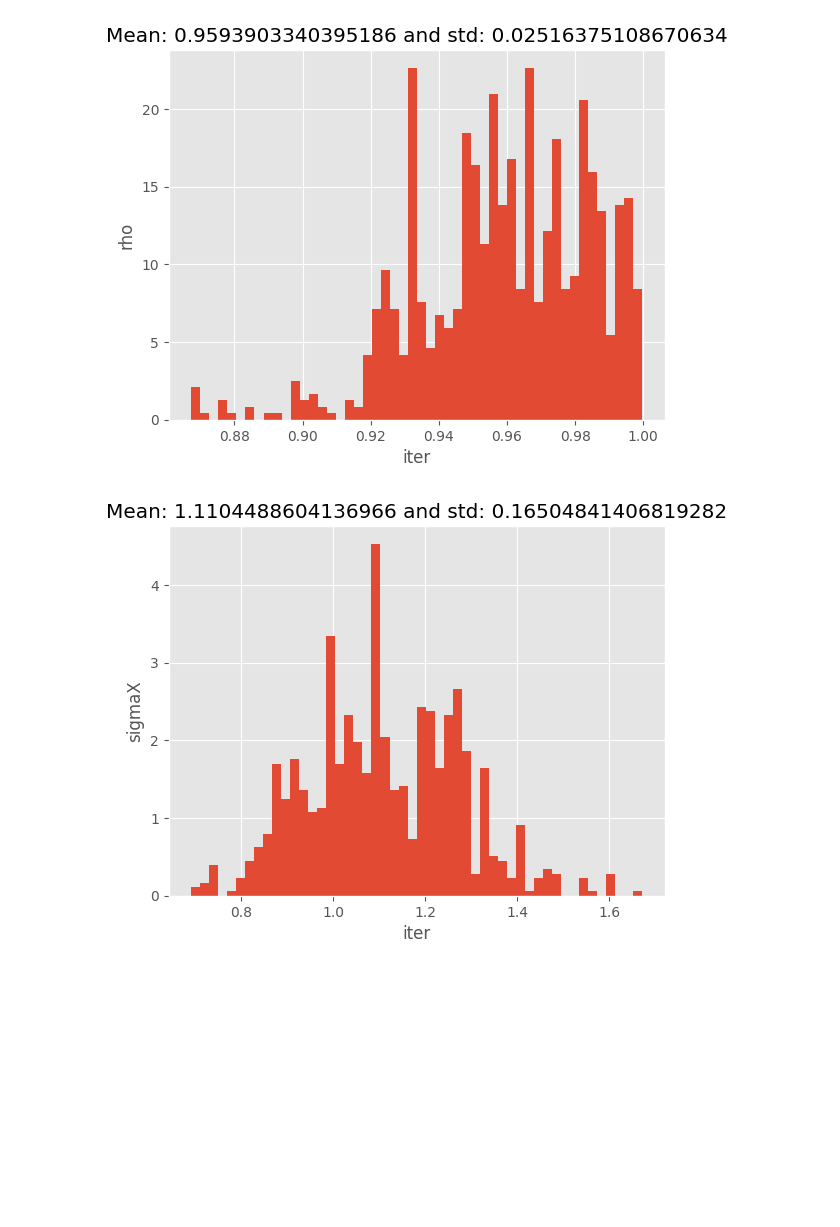
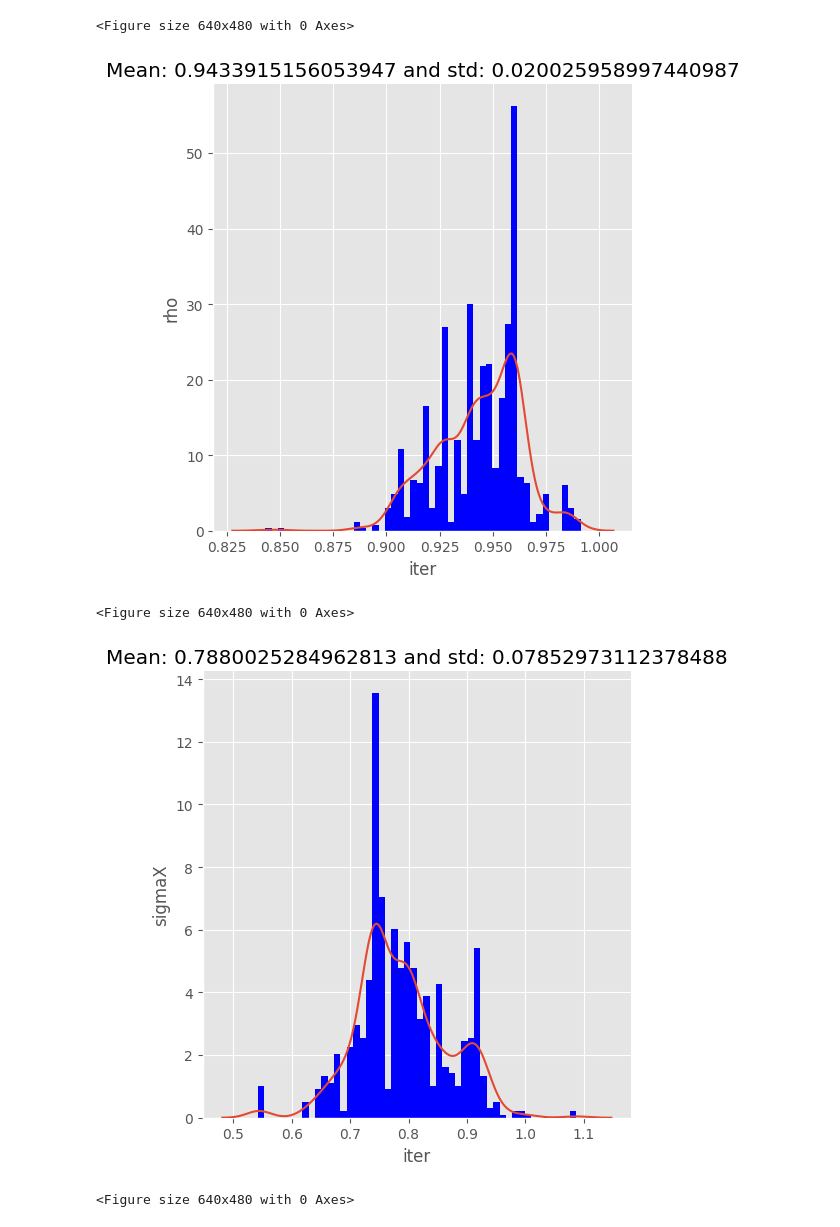
Before and after one commit to Averydx/PMCMC, a Jupyter notebook: pmcmc_test.ipynb, the cells around one changed output. Drawn from its saved outputs; the diff is of its cells as text; code cells hidden in the pictures; blank space fills up the shorter version.

```diff
--- a/pmcmc_test.ipynb
+++ b/pmcmc_test.ipynb
@@ -18,25 +23,31 @@ my_prior = dists.StructDist(prior_dict)
 # %%
 from particles import state_space_models as ssm
 
+'''Below is the model definition, the distribution of the initial state, the markov transition density, and the observation density are given'''
 
 class TestModel(ssm.StateSpaceModel):
-    default_parameters = {'rho':0.9, 'sigmaX': 1.,'sigmaY':1.2}
     def PX0(self):  # Distribution of X_0
-        return dists.Normal(loc=0., scale=self.sigmaX)
+        return dists.Dirac(loc=0.)
     def PX(self, t, xp):  # Distribution of X_t given X_{t-1}=xp (p=past)
         return dists.Normal(self.rho * xp, scale=self.sigmaX)
     def PY(self, t, xp, x):  # Distribution of Y_t given X_t=x (and possibly X_{t-1}=xp)
         return dists.Normal(loc=x, scale=self.sigmaY)
 
 
-my_model = TestModel(rho = 0.9,sigmaX = 1.,sigmaY = 1.2)  # actual model
-true_states, data = my_model.simulate(100)  # we simulate from the model 100 data points
+my_model = TestModel(rho = 0.9,sigmaX = 0.8,sigmaY = 1.2)  # actual model
+true_states, data = my_model.simulate(300)  # we simulate from the model 100 data points
+
+pd.DataFrame(data).to_csv('AR_Test_Observation.csv',index=False)
+pd.DataFrame(true_states).to_csv('AR_Test_States.csv',index=False)
 
 plt.style.use('ggplot')
-plt.figure()
+plt.title("Observations")
+plt.xlabel('Time')
 plt.plot(data)
 plt.show()
 
+plt.title("Hidden State")
+plt.xlabel('Time')
 plt.plot(true_states)
 plt.show()
 # %% [output]
@@ -47,22 +127,26 @@ from particles import mcmc
 from particles import datasets as dts  # real datasets available in the package
 
 
-my_pmmh = mcmc.PMMH(ssm_cls=TestModel, prior=my_prior, data=data, Nx=1000,
+my_pmmh = mcmc.PMMH(ssm_cls=TestModel, prior=my_prior, data=data, Nx=100,
                     niter=1000,adaptive=True)
 
-my_pmmh.run();  # may take several seconds...
+my_pmmh.run()  # may take several seconds...
 # %%
 burn_in = 100
 
 for p in prior_dict.keys():  # loop over mu, theta, rho
     plt.figure()
+    sb.displot(my_pmmh.chain.theta[p][burn_in:], kind = 'kde',zorder = 12)
     plt.title(f"Mean: {np.mean(my_pmmh.chain.theta[p][burn_in:])} and std: {np.std(my_pmmh.chain.theta[p][burn_in:])}")
-    plt.hist(my_pmmh.chain.theta[p][burn_in:],density=True,bins = 50)
+    plt.hist(my_pmmh.chain.theta[p][burn_in:],density=True,bins = 50,color = 'blue')
     plt.xlabel('iter')
     plt.ylabel(p)
     plt.show()
 
-plt.plot(my_pmmh.chain.lpost)
+plt.plot(my_pmmh.chain.lpost[burn_in:])
 # %% [output]
+<Figure size 640x480 with 0 Axes>
-[figure, old version]
+[figure, new version]
+<Figure size 640x480 with 0 Axes>
-[figure, old version]
+[figure, new version]
+<Figure size 640x480 with 0 Axes>
```
Also changed, not shown: parts of 7 cells of this notebook, 8 other files.
